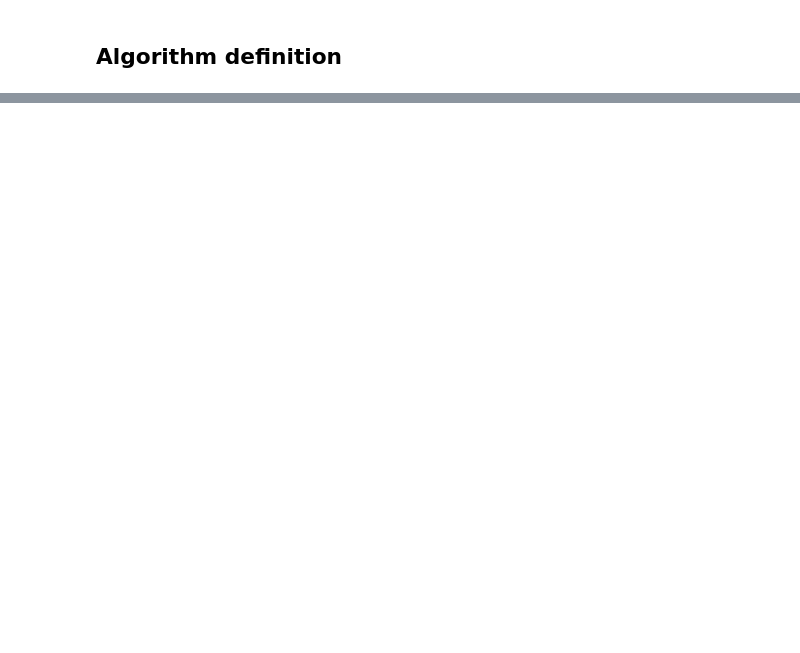
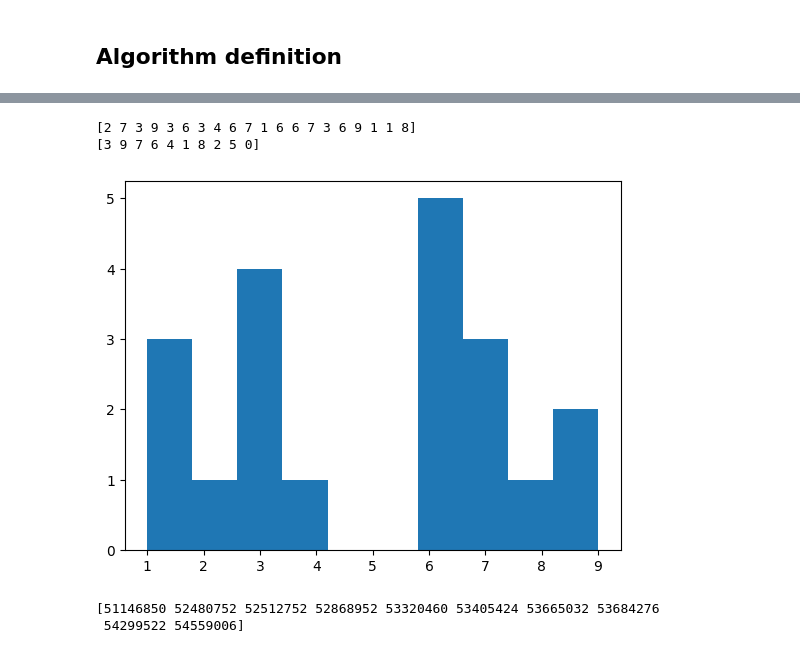
Before and after one commit to pnovoa/eapractci, a Jupyter notebook: gas_for_qaps.ipynb, the cells around one changed output, grey strips where cells are left out. Saved outputs shown, nothing was run; the diff lists cells and outputs as text; code cells hidden in the pictures; blank space fills up the shorter version.

```diff
--- a/gas_for_qaps.ipynb
+++ b/gas_for_qaps.ipynb
@@ -225,0 +377,22 @@ plt.show()
+# %%
+sel_pars = [list(selection_tournament(ga_alg.fitness)) for i in range(ga_alg.pop_size)]
+
+sel_pars = np.reshape(sel_pars, (2*ga_alg.pop_size))
+
+sort_sol = np.argsort(ga_alg.fitness)
+
+print(sel_pars)
+
+print(sort_sol)
+
+plt.hist(sel_pars, bins=ga_alg.pop_size)
+plt.show()
+
+
+print(ga_alg.fitness[sort_sol])
+# %% [output]
+[2 7 3 9 3 6 3 4 6 7 1 6 6 7 3 6 9 1 1 8]
+[3 9 7 6 4 1 8 2 5 0]
+[figure, added]
+[51146850 52480752 52512752 52868952 53320460 53405424 53665032 53684276
+ 54299522 54559006]
```
Also changed, not shown: parts of 6 cells of this notebook, 2 other files.
